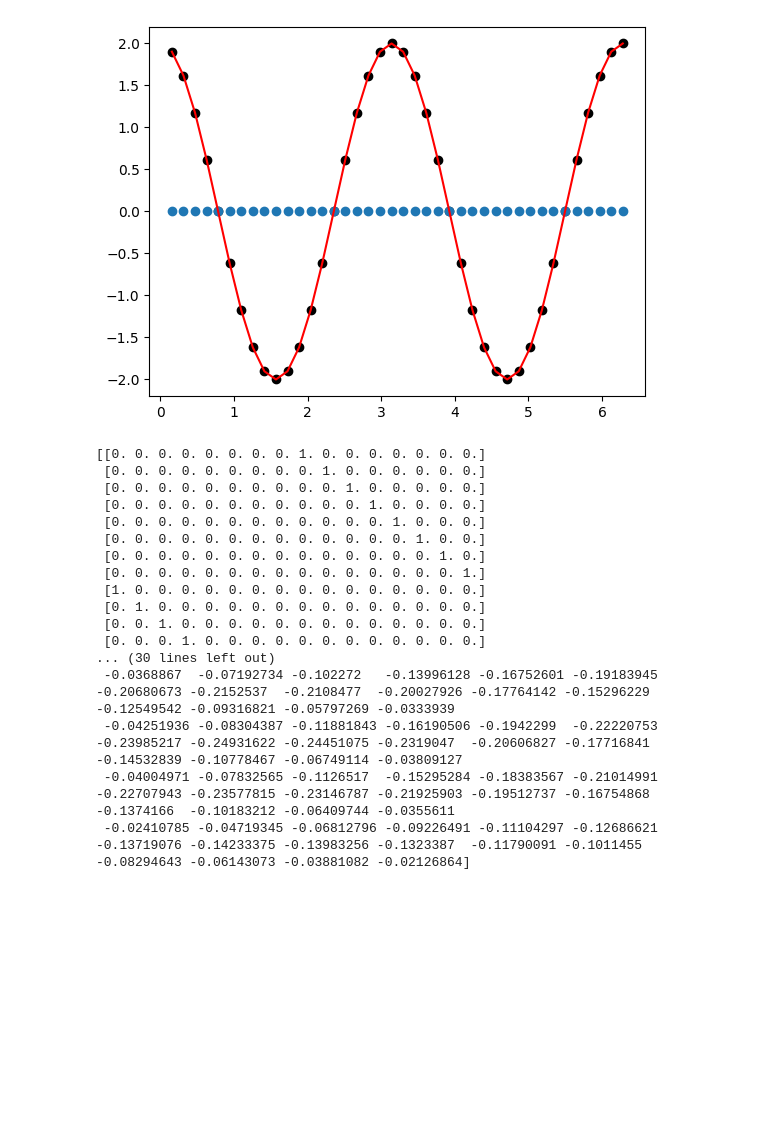
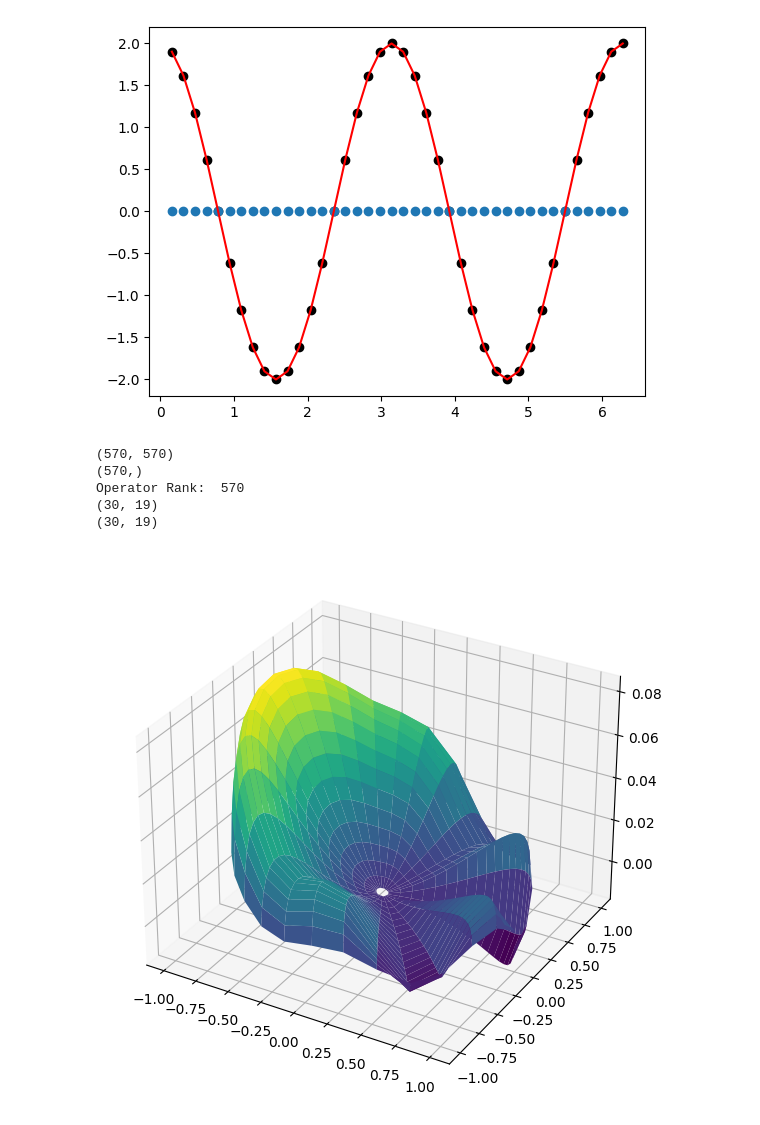
Before and after one commit to KsymenaPoradzisz/General_Relativity, a Jupyter notebook: test.ipynb, the cells around one changed output. Drawn from its saved outputs; the diff is of its cells as text; code cells hidden in the pictures; blank space fills up the shorter version.

```diff
--- a/test.ipynb
+++ b/test.ipynb
@@ -84,57 +85,62 @@ plt.show()
 # %%
 # use trick with mirroring radial grid - requires modification to differentiation matrix
 # N = 6
-NR, NTheta = 18, 18
-dimR, dimTheta = NR-2, NTheta-2
+NR, NTheta = 40, 30
+dimR = NR-2
 r = Ch.Grid(NR, mode="cheb").grid[NR//2:-1]
-t = Ch.Grid(NTheta, mode="uni").grid[1:-1]
+t = Ch.Grid(NTheta, mode="uni").grid
 D = Div.DR2(NR).matrix[1:-1, 1:-1]
 E = Div.DR(NR).matrix[1:-1, 1:-1]
-T = Div.DTheta2(NTheta).matrix[1:-1, 1:-1]
+T = Div.DTheta2(NTheta).matrix
 R = np.diag(1/r)
 
 d1, d2 = D[:dimR//2, :dimR//2], D[:dimR//2, dimR//2:]
 e1, e2 = E[:dimR//2, :dimR//2], E[:dimR//2, dimR//2:]
 
-diagId = np.identity(dimTheta)
-antiDiagId = np.kron(np.array([[0, 1], [1, 0]]), np.identity(dimTheta//2))
+diagId = np.identity(NTheta)
+antiDiagId = np.kron(np.array([[0, 1], [1, 0]]), np.identity(NTheta//2))
 
-print(antiDiagId)
-
-# operator = np.kron(d1 + (R @ e1), diagId) + np.kron(d2 + (R @ e2), antiDiagId) + np.kron(R @ R, T)
-operator = np.kron(d1, T)
+operator = np.kron(d1 + (R @ e1), diagId) + np.kron(d2 + (R @ e2), antiDiagId) + np.kron(R @ R, T)
+# operator = np.kron(d1, T)
 
 #shape check
 print(operator.shape)
 print(np.kron(r, t).shape)
 
 source = np.kron(-1*r*r, np.sin(t/2)**4) + np.kron(np.ones(len(r)), np.sin(6*t) * np.cos(t/2)**2)
 # source = np.kron(np.ones(len(r)), np.ones(NTheta))
 sol = np.linalg.solve(operator, source)
 
-print("Operator Rank: ", np.linalg.matrix_rank(source))
-print("Operator determinant: ", np.linalg.det(operator))
-print("Operator: ", operator)
-print("Source: ", source)
-print("Solution: ", sol)
+print("Operator Rank: ", np.linalg.matrix_rank(operator))
+# print("Operator: ", operator)
+# print("Source: ", source)
+# print("Solution: ", sol)
+
+fig = plt.figure()
+ax = fig.add_subplot(projection='3d')
+
+# Create the mesh in polar coordinates and compute corresponding Z.
+p = np.linspace(0, 2*np.pi, NTheta)
+R, P = np.meshgrid(r, p)
+
+# Express the mesh in the cartesian system.
+X, Y = R*np.cos(P), R*np.sin(P)
+
+print(X.shape)
+
+# Plot the surface.
+Z = sol.reshape(((NR-2)//2, NTheta)).T
+print(Z.shape)
+fig.set_size_inches(7, 7)
+ax.plot_surface(X, Y, Z, cmap="viridis")
+plt.show()
 # %% [output]
-[[0. 0. 0. 0. 0. 0. 0. 0. 1. 0. 0. 0. 0. 0. 0. 0.]
- [0. 0. 0. 0. 0. 0. 0. 0. 0. 1. 0. 0. 0. 0. 0. 0.]
- [0. 0. 0. 0. 0. 0. 0. 0. 0. 0. 1. 0. 0. 0. 0. 0.]
- [0. 0. 0. 0. 0. 0. 0. 0. 0. 0. 0. 1. 0. 0. 0. 0.]
- [0. 0. 0. 0. 0. 0. 0. 0. 0. 0. 0. 0. 1. 0. 0. 0.]
- [0. 0. 0. 0. 0. 0. 0. 0. 0. 0. 0. 0. 0. 1. 0. 0.]
- [0. 0. 0. 0. 0. 0. 0. 0. 0. 0. 0. 0. 0. 0. 1. 0.]
- [0. 0. 0. 0. 0. 0. 0. 0. 0. 0. 0. 0. 0. 0. 0. 1.]
- [1. 0. 0. 0. 0. 0. 0. 0. 0. 0. 0. 0. 0. 0. 0. 0.]
- [0. 1. 0. 0. 0. 0. 0. 0. 0. 0. 0. 0. 0. 0. 0. 0.]
- [0. 0. 1. 0. 0. 0. 0. 0. 0. 0. 0. 0. 0. 0. 0. 0.]
- [0. 0. 0. 1. 0. 0. 0. 0. 0. 0. 0. 0. 0. 0. 0. 0.]
-... (30 lines left out)
- -0.0368867  -0.07192734 -0.102272   -0.13996128 -0.16752601 -0.19183945 -0.20680673 -0.2152537  -0.2108477  -0.20027926 -0.17764142 -0.15296229 -0.12549542 -0.09316821 -0.05797269 -0.0333939
- -0.04251936 -0.08304387 -0.11881843 -0.16190506 -0.1942299  -0.22220753 -0.23985217 -0.24931622 -0.24451075 -0.2319047  -0.20606827 -0.17716841 -0.14532839 -0.10778467 -0.06749114 -0.03809127
- -0.04004971 -0.07832565 -0.1126517  -0.15295284 -0.18383567 -0.21014991 -0.22707943 -0.23577815 -0.23146787 -0.21925903 -0.19512737 -0.16754868 -0.1374166  -0.10183212 -0.06409744 -0.0355611
- -0.02410785 -0.04719345 -0.06812796 -0.09226491 -0.11104297 -0.12686621 -0.13719076 -0.14233375 -0.13983256 -0.1323387  -0.11790091 -0.1011455  -0.08294643 -0.06143073 -0.03881082 -0.02126864]
+(570, 570)
+(570,)
+Operator Rank:  570
+(30, 19)
+(30, 19)
+[figure, added]
 # %%
 # 2D Poisson and Helmholtz solutions
 
```
Also changed, not shown: parts of 4 cells of this notebook.
